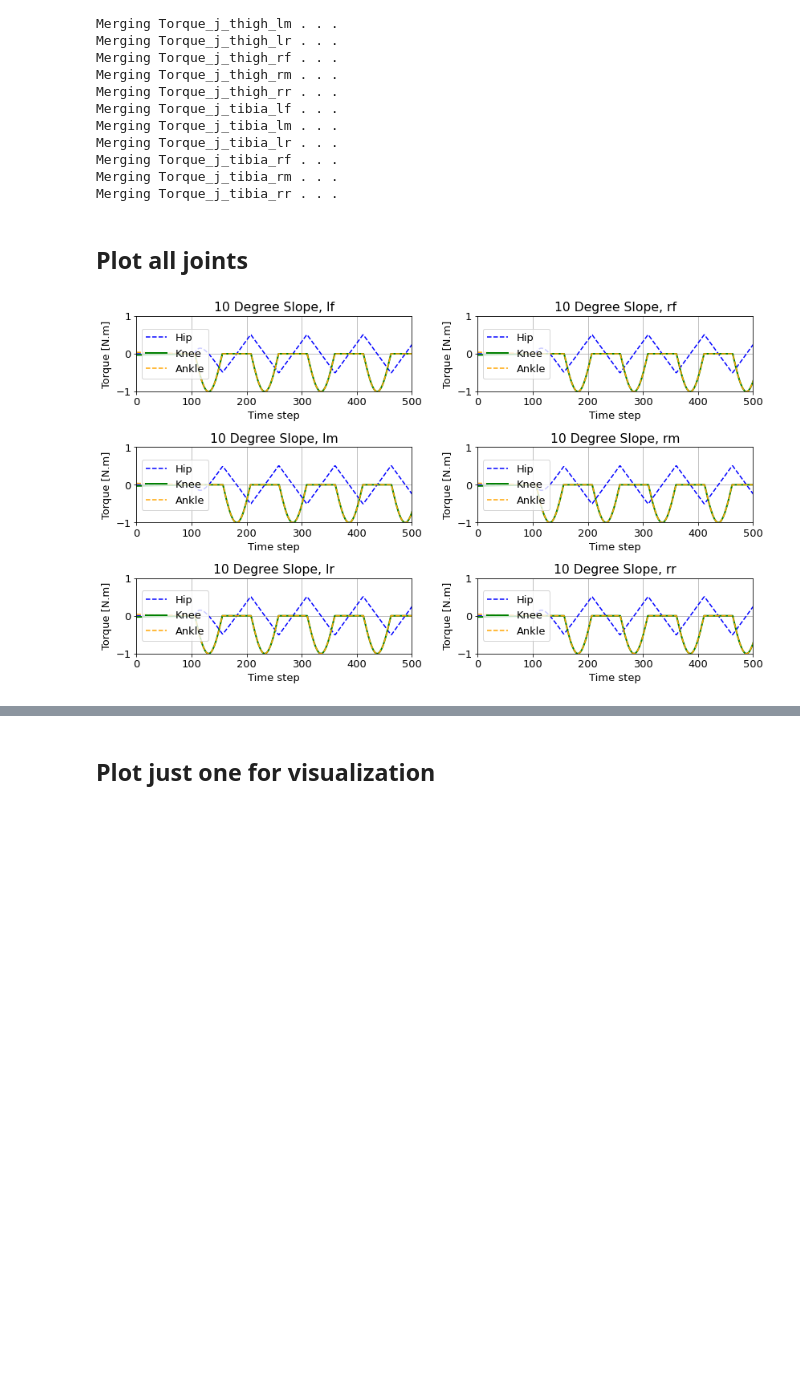
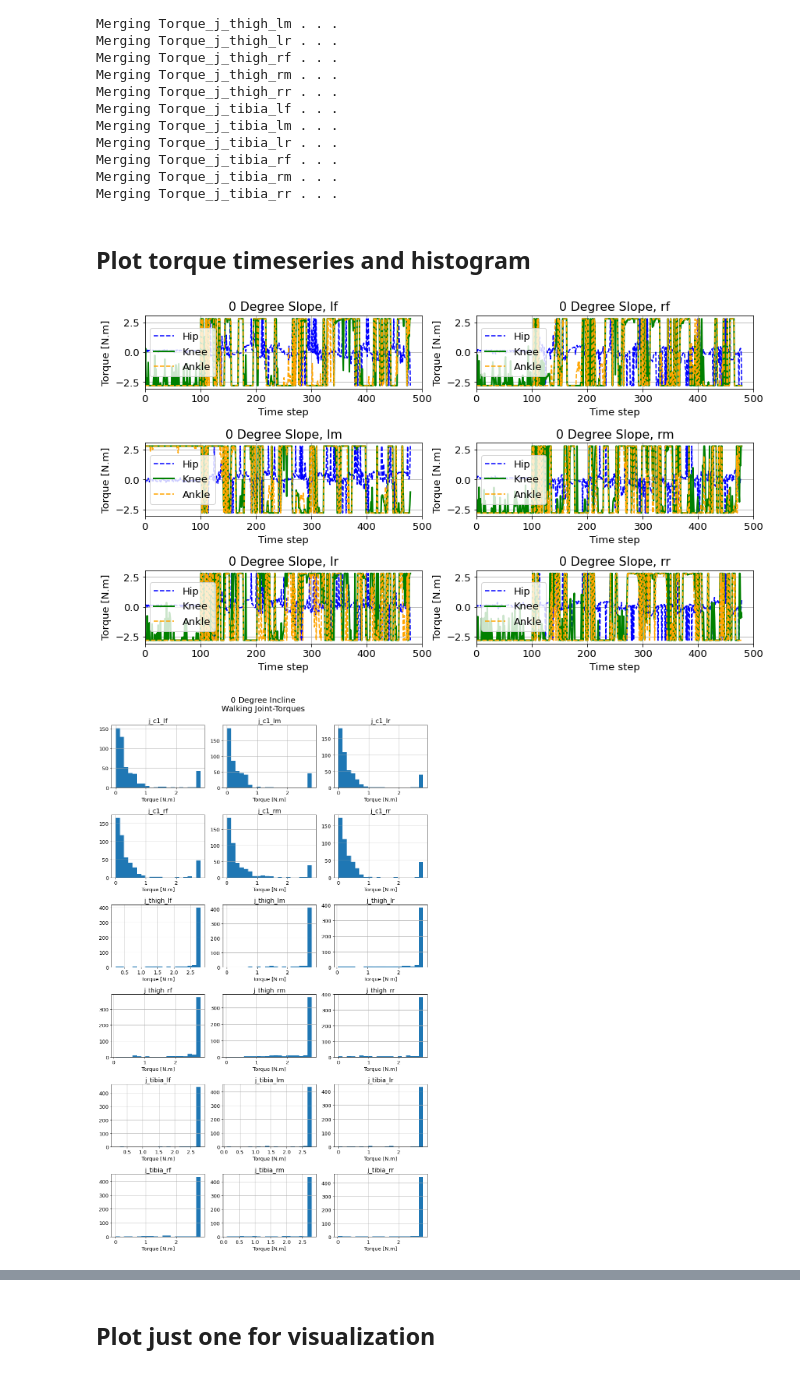
Before and after one commit to WORMS-2022/SA-Walking-Sim, a Jupyter notebook: Plot_Torques.ipynb, the cells around one changed output, grey strips where cells are left out. Cells and saved outputs as stored; diff of their text form; code cells hidden in the pictures; blank space fills up the shorter version.

```diff
--- a/Plot_Torques.ipynb
+++ b/Plot_Torques.ipynb
@@ -5,3 +7,3 @@ import os
 # %%
-angles = ['10'] # angles of slopes
+angles = ['0'] # angles of slopes
 # %% [markdown]
@@ -39,25 +110,9 @@ Merging Torque_j_tibia_rf . . .
 Merging Torque_j_tibia_rm . . .
 Merging Torque_j_tibia_rr . . .
 # %% [markdown]
-## Plot all joints
+## Plot torque timeseries and histogram
 # %%
-positions = ['lf', 'rf', 'lm', 'rm', 'lr', 'rr']
-plt.figure(figsize=(12, 7))
-plt.rcParams.update({'font.size': 13})
-for p in range(len(positions)):
-    plt.subplot(3, 2, p + 1)
-    plt.plot(torques_deg_10[f'Torque_j_c1_{positions[p]}'], label = 'Hip', c = 'b', ls = '--')
-    plt.plot(torques_deg_10[f'Torque_j_thigh_{positions[p]}'], label = 'Knee', c= 'g', lw = 2)
-    plt.plot(torques_deg_10[f'Torque_j_tibia_{positions[p]}'], label = 'Ankle', c = 'orange', ls = '--', alpha = 1)
-    plt.title(angles[0] + ' Degree Slope, ' + positions[p])
-    plt.legend(loc='center left')
-    plt.grid()
-    plt.ylabel('Torque [N.m]')
-    plt.xlabel('Time step')
-    plt.ylim([-1,1])
-    plt.xlim([0,500])
-plt.tight_layout()
-plt.show()
 # %% [output]
-[figure, old version]
+[figure, new version]
+[figure, added]
 # %%
```
Also changed, not shown: parts of 6 cells of this notebook.
